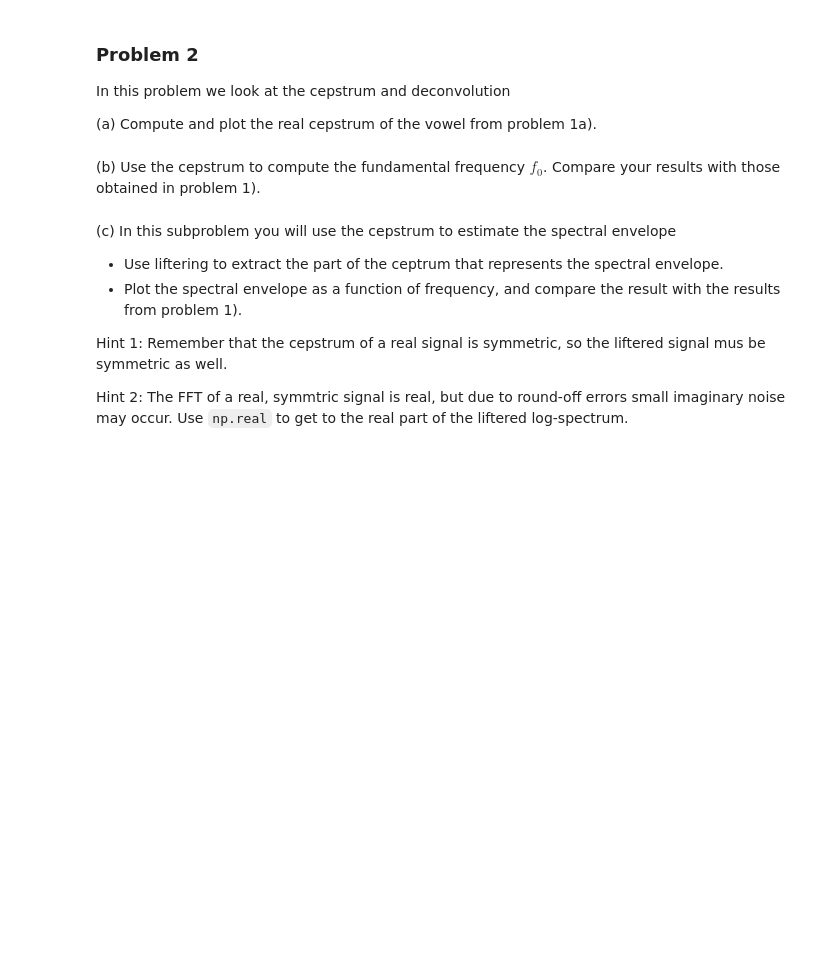
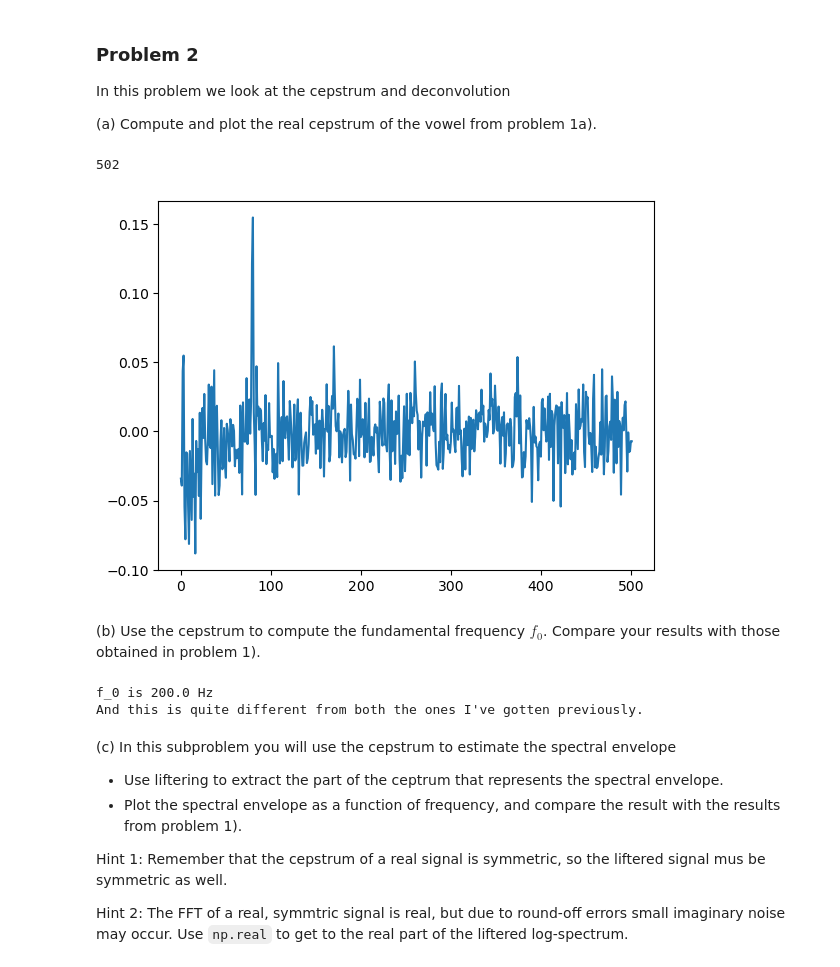
Before and after one commit to sigurdo/maskinlaring_for-signalbehandling, a Jupyter notebook: oving_1/TTT4185_assignment_1_2022-09-02.ipynb, the cells around one changed output. Saved outputs shown, nothing was run; the diff lists cells and outputs as text; code cells hidden in the pictures; blank space fills up the shorter version.

```diff
--- a/oving_1/TTT4185_assignment_1_2022-09-02.ipynb
+++ b/oving_1/TTT4185_assignment_1_2022-09-02.ipynb
@@ -109,8 +118,28 @@ Useful Python functions: `pysptk.sptk.lpc`, `scipy.signal.freqz`. Check the docu
 In this problem we look at the cepstrum and deconvolution
 
 (a) Compute and plot the real cepstrum of the vowel from problem 1a).
+# %%
+vowel_fft = np.fft.fft(vowel, n=1024)
+vowel_cepstrum = np.fft.ifft(np.log(np.abs(vowel_fft)))
+vowel_cepstrum_real = np.real(vowel_cepstrum)
+vowel_cepstrum_real = vowel_cepstrum_real[10:len(vowel_cepstrum_real)//2]
+# plot_with_linspace(plt, vowel_cepstrum_real[10:-10], )
+plt.plot(vowel_cepstrum_real)
+print(len(vowel_cepstrum_real))
+plt.show()
+# %% [output]
+502
+[figure, added]
 # %% [markdown]
 (b) Use the cepstrum to compute the fundamental frequency $f_0$. Compare your results with those obtained in problem 1).
+# %%
+cepstrum_n_0 = np.argmax(vowel_cepstrum_real)
+f_0 = SAMPLE_RATE / cepstrum_n_0
+print("f_0 is", f_0, "Hz")
+print("And this is quite different from both the ones I've gotten previously.")
+# %% [output]
+f_0 is 200.0 Hz
+And this is quite different from both the ones I've gotten previously.
 # %% [markdown]
 (c) In this subproblem you will use the cepstrum to estimate the spectral envelope
 - Use liftering to extract the part of the ceptrum that represents the spectral envelope.
```
Also changed, not shown: parts of 6 cells of this notebook.
